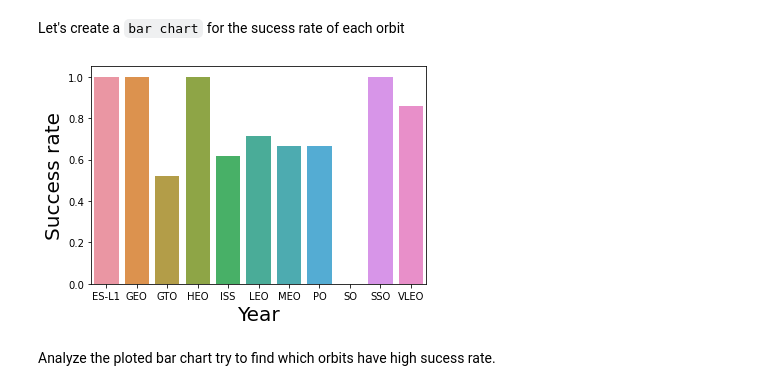
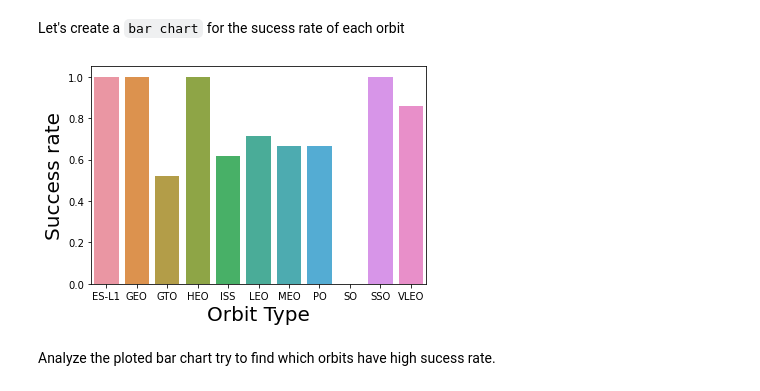
Before and after one commit to noeliaor/Data-Science-Project, a Jupyter notebook: jupyter-labs-eda-dataviz.ipynb, the cells around one changed output. Cells and saved outputs as stored; diff of their text form; code cells hidden in the pictures.

```diff
--- a/jupyter-labs-eda-dataviz.ipynb
+++ b/jupyter-labs-eda-dataviz.ipynb
@@ -115,12 +115,12 @@ Let's create a `bar chart` for the sucess rate of each orbit
 # %%
 years_means=df.groupby('Orbit')['Class'].mean().values
 years_names=list(df.groupby('Orbit').groups.keys())
 sns.barplot(y=years_means, x=years_names)
-plt.xlabel("Year",fontsize=20)
+plt.xlabel("Orbit Type",fontsize=20)
 plt.ylabel("Success rate",fontsize=20)
 plt.show()
 # %% [output]
-[figure, old version]
+[figure, new version]
 # %% [markdown]
 Analyze the ploted bar chart try to find which orbits have high sucess rate.
 # %% [markdown]
```
Also changed, not shown: parts of 7 cells of this notebook, 9 other files.
